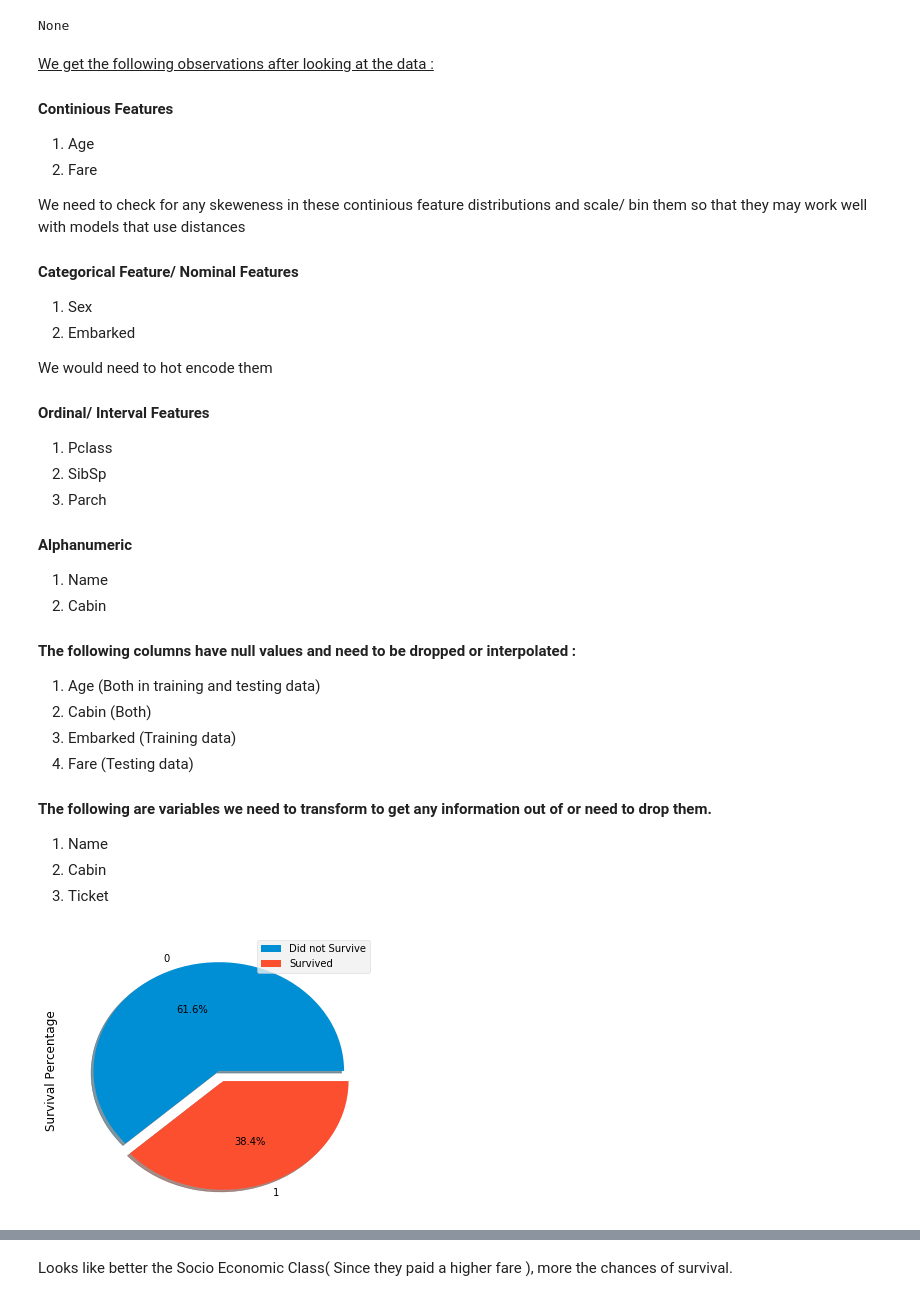
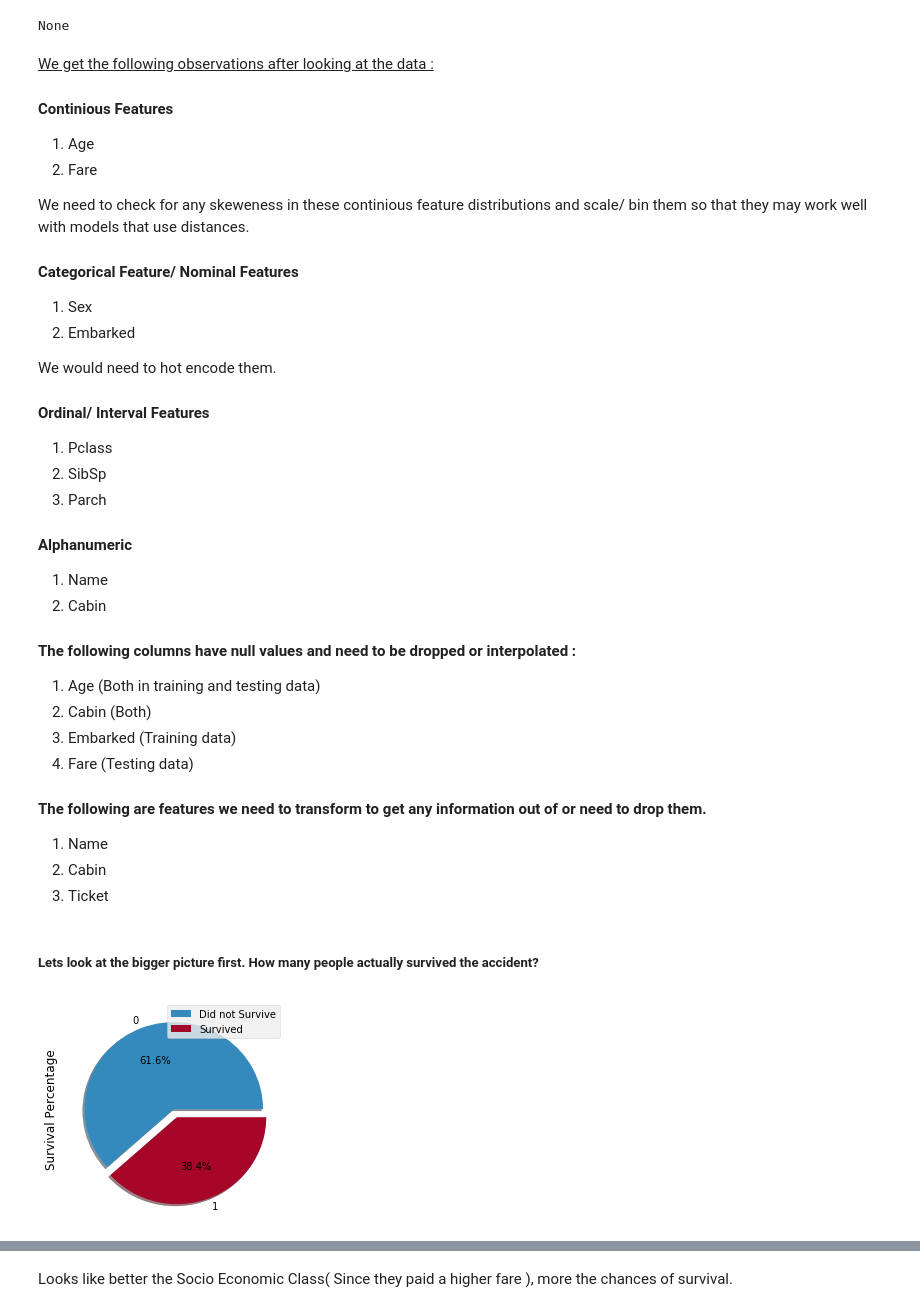
Before and after one commit to ishansoni22/kaggle, a Jupyter notebook: titanic_survival_exploration/notebook.ipynb, the cells around one changed output, grey strips where cells are left out. Drawn from its saved outputs; the diff is of its cells as text; code cells hidden in the pictures.

```diff
--- a/titanic_survival_exploration/notebook.ipynb
+++ b/titanic_survival_exploration/notebook.ipynb
@@ -27,10 +32,10 @@ In this challenge, we ask you to complete the analysis of what sorts of people w
 # %%
-# Importing important libraries
+# Importing important libraries for EDA
 
 import pandas as pd
 import numpy as np
 import matplotlib.pyplot as plt
-plt.style.use('fivethirtyeight')
+plt.style.use('bmh')
 import seaborn as sns
 
 from IPython.display import display
@@ -40,6 +45,8 @@ from IPython.display import display
 
 import warnings
 warnings.filterwarnings('ignore')
+
+rand = 7
 # %%
 # Import the datasets and have a peek at the data
 
@@ -114,14 +121,14 @@ None
 1. Age
 2. Fare
 
-We need to check for any skeweness in these continious feature distributions and scale/ bin them so that they may work well with models that use distances
+We need to check for any skeweness in these continious feature distributions and scale/ bin them so that they may work well with models that use distances.
 
 #### Categorical Feature/ Nominal Features
 
 1. Sex
 2. Embarked
 
-We would need to hot encode them
+We would need to hot encode them.
 
 #### Ordinal/ Interval Features
 
@@ -141,19 +148,19 @@ We would need to hot encode them
 3. Embarked (Training data)
 4. Fare (Testing data)
 
-#### The following are variables we need to transform to get any information out of or need to drop them.
+#### The following are features we need to transform to get any information out of or need to drop them.
 
 1. Name
 2. Cabin
 3. Ticket
+# %% [markdown]
+##### Lets look at the bigger picture first. How many people actually survived the accident?
 # %%
-# How many people actually survived the accident.
-
-train_df['Survived'].value_counts().plot(kind = 'pie', explode = [0, 0.1], figsize = (5, 5), autopct = '%1.1f%%', shadow = True)
+train_df['Survived'].value_counts().plot(kind = 'pie', explode = [0, 0.1], figsize = (4, 4), autopct = '%1.1f%%', shadow = True)
 plt.ylabel("Survival Percentage")
 plt.legend(["Did not Survive", "Survived"])
 plt.show()
 # %% [output]
-[figure, old version]
+[figure, new version]
 # %% [markdown]
 It is evident from the above pie chart that a lot of people didn't survive the accident.
```
Also changed, not shown: parts of 111 cells of this notebook, 1 other file.
